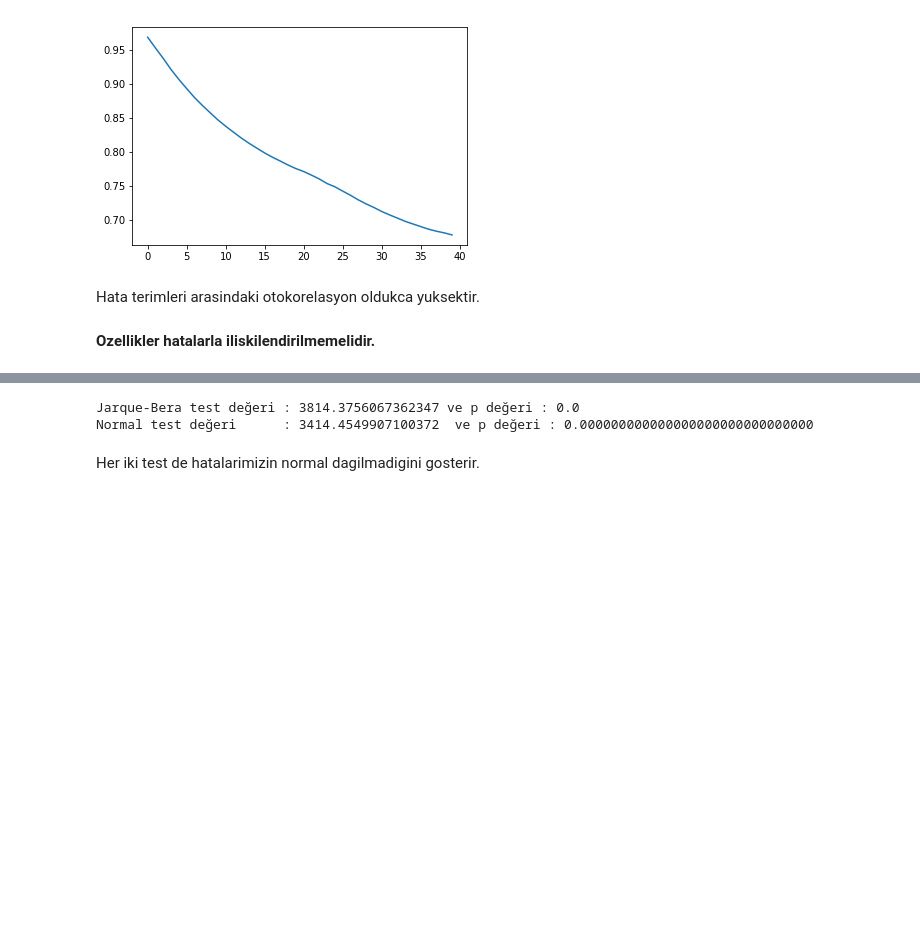
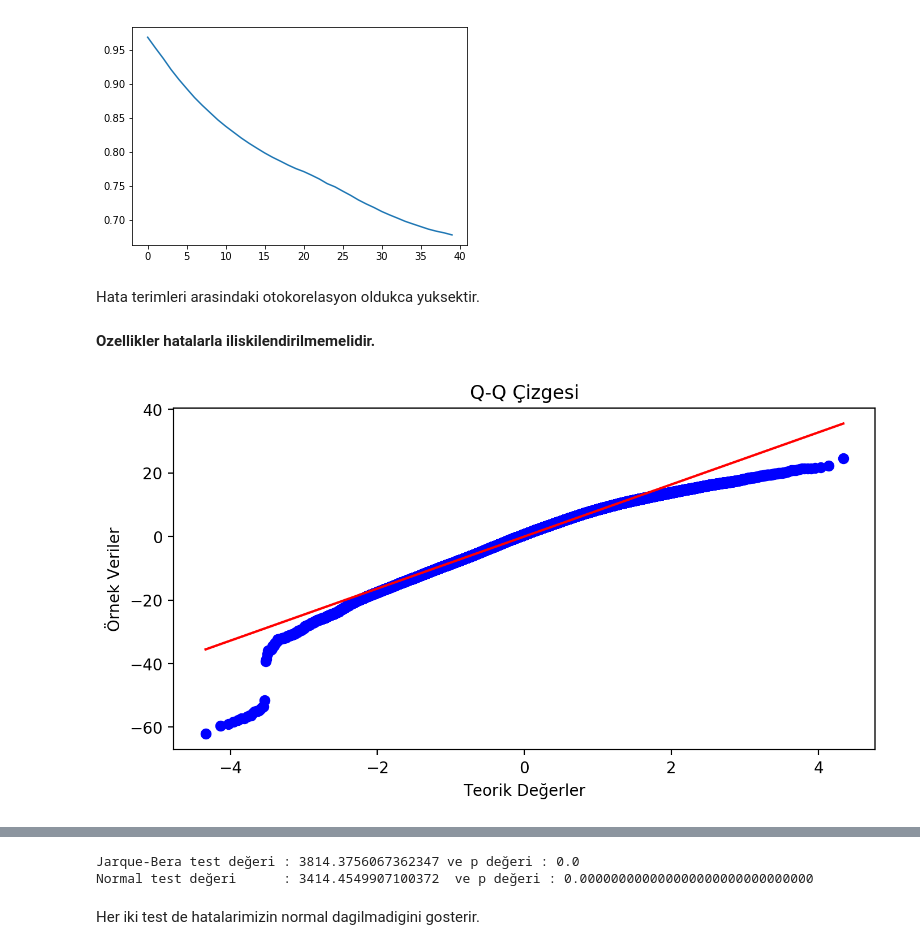
Before and after one commit to EceDolen/Bootcamp_-Bolum_6, a Jupyter notebook: Regresyon_Odev_3_Sıcaklık_Tahmini.ipynb, the cells around one changed output, grey strips where cells are left out. Drawn from its saved outputs; the diff is of its cells as text; code cells hidden in the pictures; blank space fills up the shorter version.

```diff
--- a/Regresyon_Odev_3_Sıcaklık_Tahmini.ipynb
+++ b/Regresyon_Odev_3_Sıcaklık_Tahmini.ipynb
@@ -186,6 +187,16 @@ plt.plot(acf_data[1:])
 Hata terimleri arasindaki otokorelasyon oldukca yuksektir.
 # %% [markdown]
 **Ozellikler hatalarla iliskilendirilmemelidir.**
+# %%
+plt.figure(figsize=(8,4), dpi = 200)
+nsample = 100
+res = stats.probplot(hatalar, plot=plt)
+plt.title("Q-Q Çizgesi")
+plt.xlabel("Teorik Değerler")
+plt.ylabel("Örnek Veriler")
+plt.show()
+# %% [output]
+[figure, added]
 # %%
 rand_nums = np.random.normal(np.mean(hatalar), np.std(hatalar), len(hatalar))
 
```
Also changed, not shown: parts of 3 cells of this notebook.
